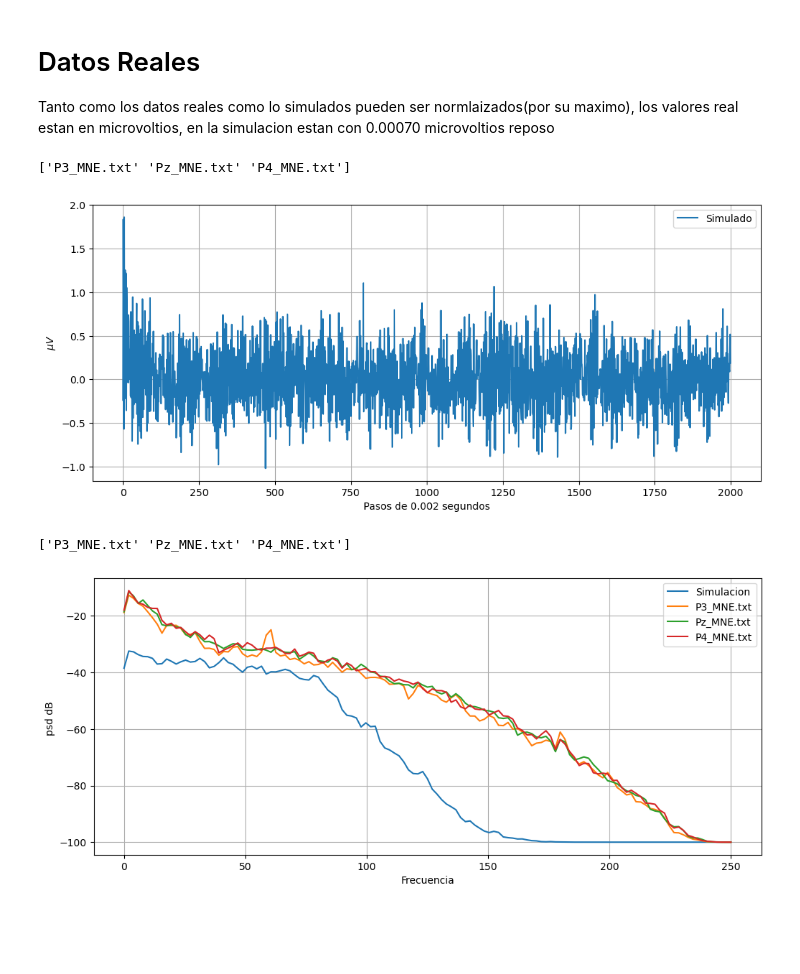
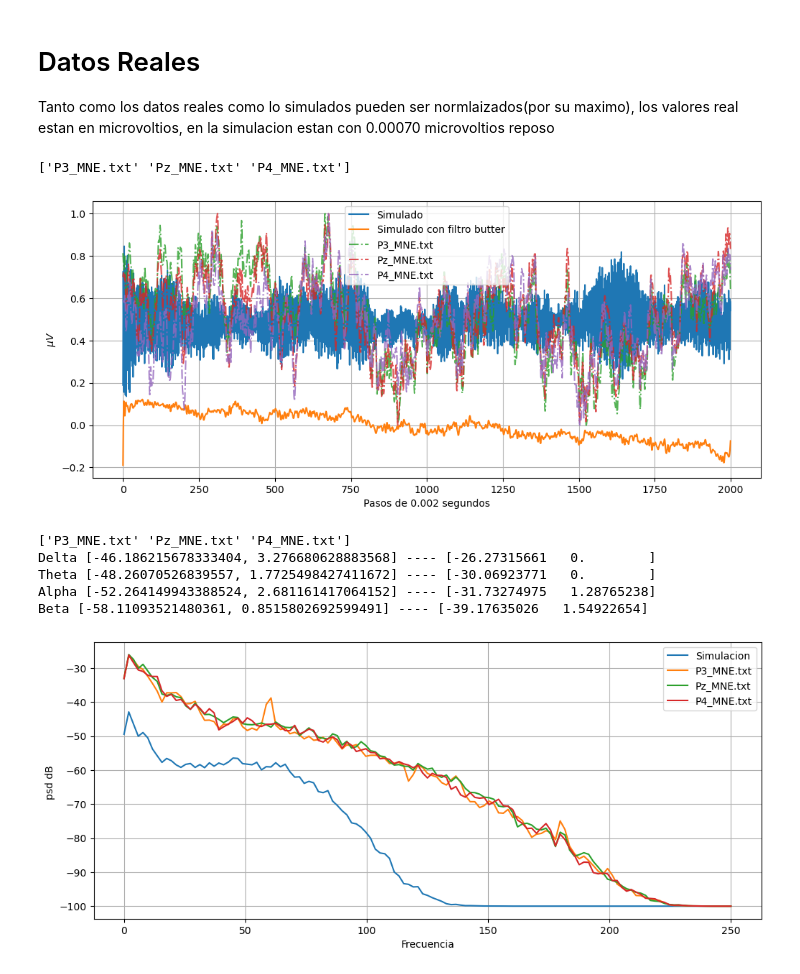
Before and after one commit to juanmillan03/Tesis-CA, a Jupyter notebook: Codigos/V5_G(NP)_python/main.ipynb, the cells around one changed output. Drawn from its saved outputs; the diff is of its cells as text; code cells hidden in the pictures; blank space fills up the shorter version.

```diff
--- a/Codigos/V5_G(NP)_python/main.ipynb
+++ b/Codigos/V5_G(NP)_python/main.ipynb
@@ -11,7 +11,7 @@ import optuna.visualization as vis
 import plotly
 # %%
 low_cutoff = 0.01  # Low cut-off frequency (Hz)
-high_cutoff = 80.0  # High cut-off frequency (Hz)
+high_cutoff = 70.0  # High cut-off frequency (Hz)
 order = 4  # Order of the filter
 sampling_rate_equipo= 500
 b, a = signal.butter(order, [low_cutoff / (0.5 * sampling_rate_equipo), high_cutoff / (0.5 * sampling_rate_equipo)], btype='band')
@@ -22,7 +22,7 @@ nperseg = 256  # Segment length
 noverlap = 128 # Overlap between segments
 sampling_rate = 2000 ### simulacion
 
-resultado_compilacion = subprocess.run("g++ -O3 main.cpp Matrix_conect.cpp -o main", shell=True, stdout=subprocess.PIPE, stderr=subprocess.PIPE, text=True)
+resultado_compilacion = subprocess.run("g++ -fopenmp -O3 main.cpp Matrix_conect.cpp -o main", shell=True, stdout=subprocess.PIPE, stderr=subprocess.PIPE, text=True)
 if resultado_compilacion.returncode != 0:
     print("Error durante la compilación:")
     print(resultado_compilacion.stderr)
@@ -42,7 +42,7 @@ def Simulado_EGG(params):
     data_list = [[float(num) for num in line.split()] for line in lines]
     data = np.array(data_list)[30:,1]
 
-    data=(data - np.mean(data)) / np.std(data)
+    data=(data - np.min(data)) / (np.max(data) - np.min(data))
 
     n_samples_resampled = int(len(data) * (fs/sampling_rate))
     data_resampled = signal.resample(data, n_samples_resampled)
@@ -55,9 +55,9 @@ def Simulado_EGG(params):
 
     welch_data = np.array([10 * np.log10(psd[i]+ 1e-10) for i in range(len(frequencies))])
 
-    delta = welch_data[np.logical_and(frequencies >= 1, frequencies <= 3)]
-    theta = welch_data[np.logical_and(frequencies >= 4, frequencies <= 7)]
-    alpha = welch_data[np.logical_and(frequencies >= 7, frequencies <= 13)]
+    delta = welch_data[np.logical_and(frequencies >= 0, frequencies <= 3)]
+    theta = welch_data[np.logical_and(frequencies >= 3, frequencies <= 7)]
+    alpha = welch_data[np.logical_and(frequencies >= 7, frequencies <= 14)]
     beta = welch_data[np.logical_and(frequencies >= 14, frequencies <= 30)]
 
     return {
@@ -75,6 +75,7 @@ def Simulado_EGG(params):
 # %%
 def Datos_reales(nombres):
     Datos = np.empty(len(nombres), dtype=object)
+    Butter = np.empty(len(nombres), dtype=object)
     welch_datos = np.empty(len(nombres), dtype=object)
     Frequencies = np.empty(len(nombres), dtype=object)
     Delta = np.empty(len(nombres), dtype=object)
@@ -91,14 +92,13 @@ def Datos_reales(nombres):
     for i, nombre in enumerate(nombres):
         Nombres[i]=nombre
 
-
-
-        data = np.loadtxt(nombre)*1e6
-        data=(data - np.mean(data)) / np.std(data)
+        data = np.loadtxt(nombre)
+        data=(data - np.min(data)) / (np.max(data) - np.min(data))
         Datos[i]=data
 
+        Butter[i]=butter= signal.filtfilt(b, a,data)
 
-        frequencies, psd = signal.welch(data, fs, nperseg=nperseg, noverlap=noverlap)
+        frequencies, psd = signal.welch(butter, fs, nperseg=nperseg, noverlap=noverlap)
         Frequencies[i]=frequencies=np.array(frequencies)
 
         welch_data = np.array([10 * np.log10(psd[i]+ 1e-10) for i in range(len(frequencies))])
@@ -126,33 +126,37 @@ def Datos_reales(nombres):
         'main_Delta': main_Delta,'main_Theta':main_Theta,"main_Alpha":main_Alpha,"main_Beta":main_Beta
     }
 # %%
-Params={'L': 57, 'P': 0.4965416953500361, 'Inh': 0.1840042178063965, 'Trest': -1.3321936159428258, 'Trelative': 1.8722523128821265, 'C_h': 9.984838343562668, 'Tipo_red': 0}
-
-initial_params = [Params["L"], Params["P"],Params["Inh"], Params["Trest"],Params["Trelative"], Params["C_h"] ,8030, Params["Tipo_red"]]
+Params={'L': 27, 'P': 0.40348515928660067, 'Inh': 0.2765131596042354, 'Trest': -6.860559142483313, 'Trelative': 3.0032127538132514, 'C_h': 11.333370739353345, 'Tipo_red': 0}
+initial_params = [Params["L"], Params["P"],Params["Inh"], Params["Trest"],Params["Trelative"], Params["C_h"] ,8030,2]
 generated_data = Simulado_EGG(initial_params)
 reales_total = Datos_reales(["P3_MNE.txt","Pz_MNE.txt","P4_MNE.txt"])
 # %%
 fig, ax = plt.subplots(figsize=[12, 5])
 
 print(reales_total["Nombres"])
 ax.plot(generated_data["data_resample"],label="Simulado")
-# ax.plot(generated_data["butter"],label="Simulado con filtro butter")
-# for i in range(3):
-#     ax.plot(reales_total["datos"][i],"-.", label=reales_total["Nombres"][i],alpha=0.8)
+ax.plot(generated_data["butter"],label="Simulado con filtro butter")
+for i in range(3):
+    ax.plot(reales_total["datos"][i],"-.", label=reales_total["Nombres"][i],alpha=0.8)
 
 
 plt.xlabel("Pasos de 0.002 segundos")
 plt.ylabel(r"$\mu V$")
 plt.legend()  # Esto añade una leyenda para identificar cada línea
 plt.grid()
 plt.show()  # Mostrar todos los gráficos en la misma figura
 # %% [output]
 ['P3_MNE.txt' 'Pz_MNE.txt' 'P4_MNE.txt']
-[figure, old version]
+[figure, new version]
 # %%
 fig, ax = plt.subplots(figsize=[12, 5])
 
 print(reales_total["Nombres"])
+print("Delta",generated_data["delta"],"----",reales_total["main_Delta"])
+print("Theta",generated_data["theta"],"----",reales_total["main_Theta"])
+print("Alpha",generated_data["alpha"],"----",reales_total["main_Alpha"])
+print("Beta",generated_data["beta"],"----",reales_total["main_Beta"])
+
 ax.plot(generated_data["frequencies"],generated_data["welch_data"],label="Simulacion")
 for i in range(3):
     ax.plot(reales_total["frequencies"][i],reales_total["welch_data"][i], label=reales_total["Nombres"][i])
@@ -164,5 +168,9 @@ plt.legend()  # Esto añade una leyenda para identificar cada línea
 plt.show()  # Mostrar todos los gráficos en la misma figura
 # %% [output]
 ['P3_MNE.txt' 'Pz_MNE.txt' 'P4_MNE.txt']
+Delta [-46.186215678333404, 3.276680628883568] ---- [-26.27315661   0.        ]
+Theta [-48.26070526839557, 1.7725498427411672] ---- [-30.06923771   0.        ]
+Alpha [-52.264149943388524, 2.681161417064152] ---- [-31.73274975   1.28765238]
+Beta [-58.11093521480361, 0.8515802692599491] ---- [-39.17635026   1.54922654]
-[figure, old version]
+[figure, new version]
 # %%
```
Also changed, not shown: parts of 5 cells of this notebook, 29 other files.
